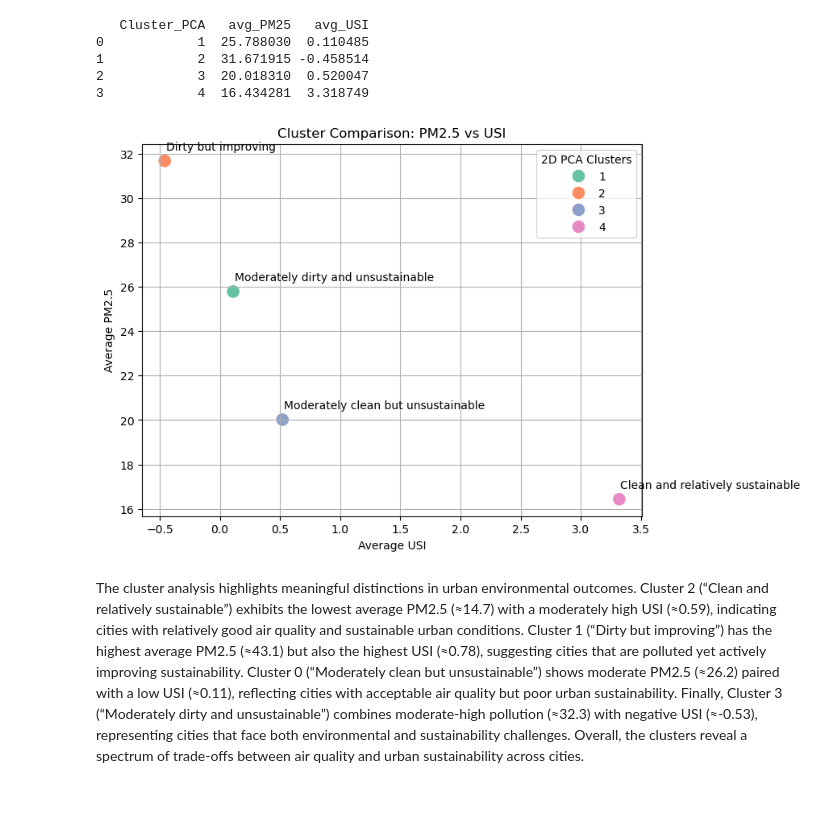
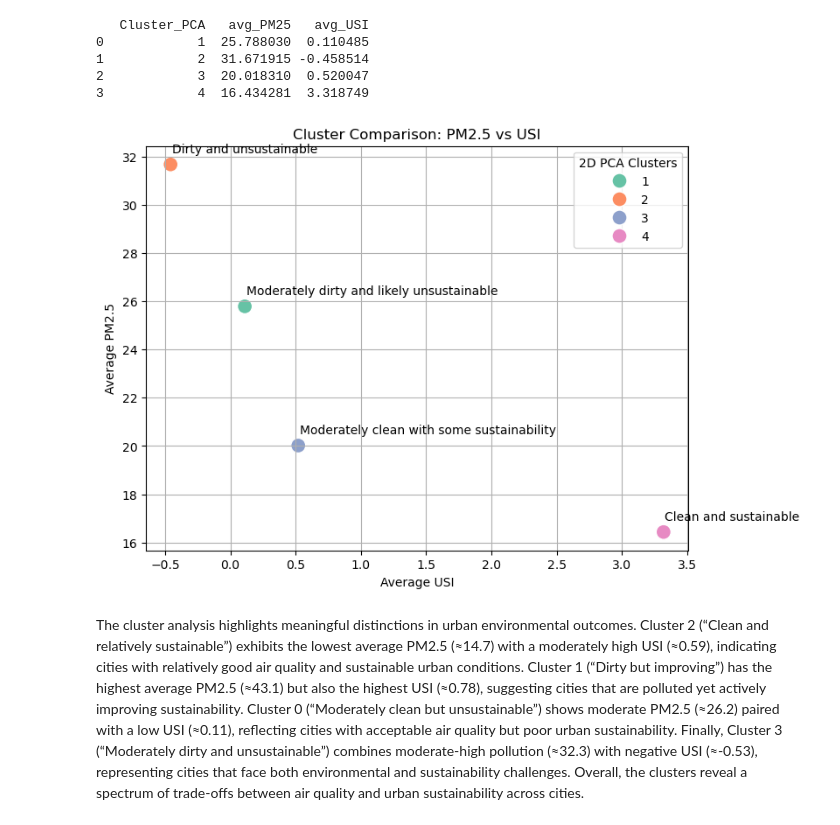
Before and after one commit to davidflanagan04/David-and-Charlie-machine-learning-final, a Jupyter notebook: Final_Project (1).ipynb, the cells around one changed output. Saved outputs shown, nothing was run; the diff lists cells and outputs as text; code cells hidden in the pictures; blank space fills up the shorter version.

```diff
--- a/Final_Project (1).ipynb
+++ b/Final_Project (1).ipynb
@@ -1070,32 +1060,32 @@ print(cluster_summary)
 3            4  16.434281  3.318749
 # %%
 cluster_labels = {
-    1: "Moderately dirty and unsustainable",
+    1: "Moderately dirty and likely unsustainable",
     2: "Dirty and unsustainable ",
-    3: "Moderately clean but unsustainable",
+    3: "Moderately clean with some sustainability",
     4: "Clean and sustainable"
 }
 
 cluster_summary['Label'] = cluster_summary['Cluster_PCA'].map(cluster_labels)
 
 plt.figure(figsize=(8,6))
 sns.scatterplot(
     data=cluster_summary,
     x='avg_USI', y='avg_PM25',
     hue='Cluster_PCA', palette='Set2', s=150
 )
 
 for i, row in cluster_summary.iterrows():
     plt.text(row['avg_USI'] + 0.01, row['avg_PM25'] + 0.5, row['Label'], fontsize=10)
 
 plt.xlabel("Average USI")
 plt.ylabel("Average PM2.5")
 plt.title("Cluster Comparison: PM2.5 vs USI")
 plt.grid(True)
 plt.legend(title='2D PCA Clusters')
 plt.show()
 # %% [output]
-[figure, old version]
+[figure, new version]
 # %% [markdown]
 The cluster analysis highlights meaningful distinctions in urban environmental outcomes. Cluster 2 (“Clean and relatively sustainable”) exhibits the lowest average PM2.5 (≈14.7) with a moderately high USI (≈0.59), indicating cities with relatively good air quality and sustainable urban conditions. Cluster 1 (“Dirty but improving”) has the highest average PM2.5 (≈43.1) but also the highest USI (≈0.78), suggesting cities that are polluted yet actively improving sustainability. Cluster 0 (“Moderately clean but unsustainable”) shows moderate PM2.5 (≈26.2) paired with a low USI (≈0.11), reflecting cities with acceptable air quality but poor urban sustainability. Finally, Cluster 3 (“Moderately dirty and unsustainable”) combines moderate-high pollution (≈32.3) with negative USI (≈-0.53), representing cities that face both environmental and sustainability challenges. Overall, the clusters reveal a spectrum of trade-offs between air quality and urban sustainability across cities.
 # %% [markdown]
```
Also changed, not shown: parts of 2 cells of this notebook.
